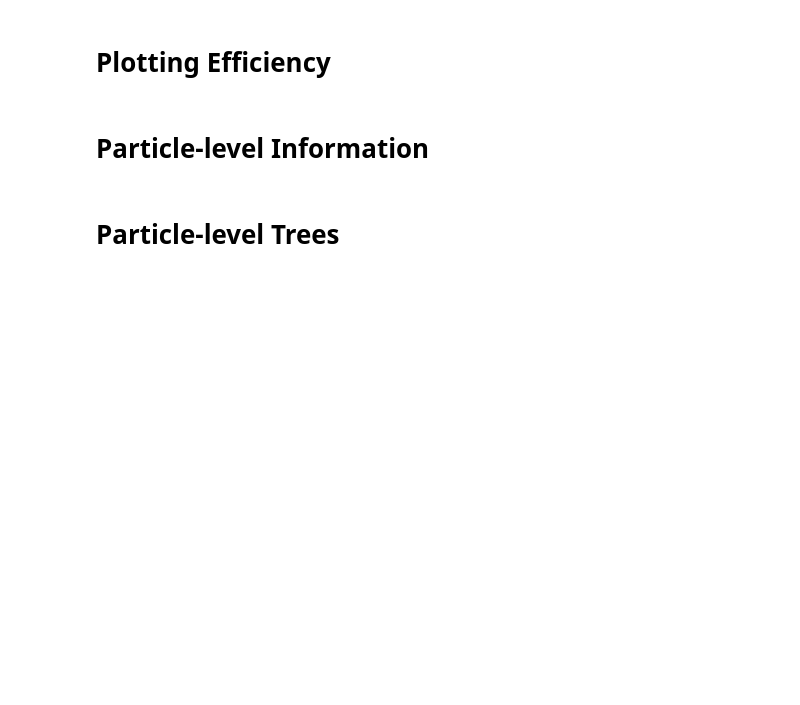
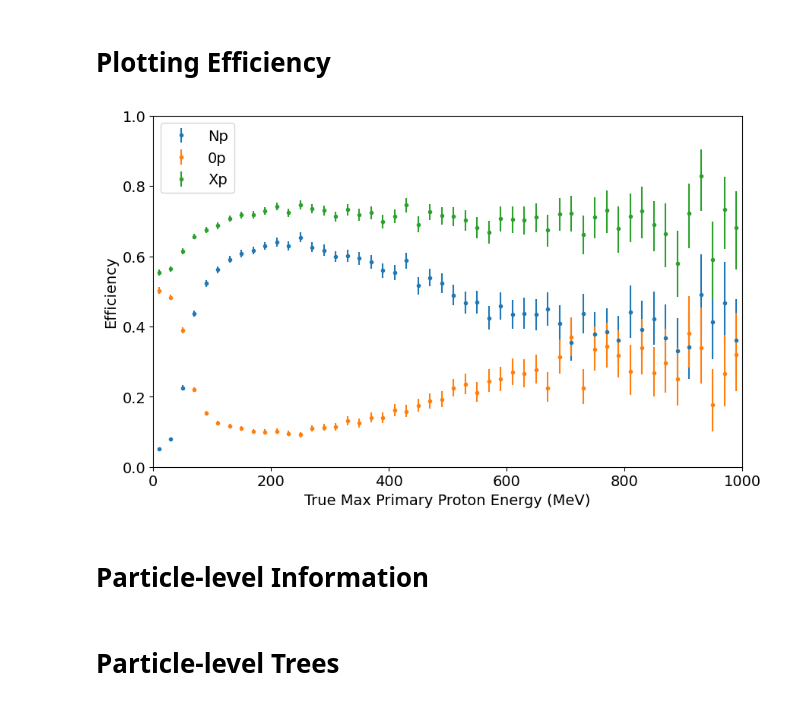
Before and after one commit to leehagaman/wc_ntuple_tutorial, a Jupyter notebook: tutorial.ipynb, the cells around one changed output. Saved outputs shown, nothing was run; the diff lists cells and outputs as text; code cells hidden in the pictures; blank space fills up the shorter version.

```diff
--- a/tutorial.ipynb
+++ b/tutorial.ipynb
@@ -366,4 +396,71 @@ for sel_i in range(len(sel_queries)):
 # %% [markdown]
 # Plotting Efficiency
+# %%
+true_Np_df = all_df.query("max_prim_proton_energy > 0 and truth_nuPdg == 14 and truth_isCC == 1 and truth_vtxInside == 1")
+Xp_sel_true_Np_df = true_Np_df.query("numu_cc_flag >= 0 and numu_score > 0.9")
+Np_sel_true_Np_df = Xp_sel_true_Np_df.query("WC_reco_num_protons > 0")
+zerop_sel_true_Np_df = Xp_sel_true_Np_df.query("WC_reco_num_protons == 0")
+not_numuCC_sel_true_Np_df = true_Np_df.query("not(numu_cc_flag >= 0 and numu_score > 0.9)")
+
+bins = np.linspace(0, 1000, 51)
+bin_centers = (bins[:-1] + bins[1:]) / 2
+
+all_true_Kp = np.histogram(true_Np_df["max_prim_proton_energy"], weights=true_Np_df["net_weight"], bins=bins)[0]
+Np_sel_true_Kp = np.histogram(Np_sel_true_Np_df["max_prim_proton_energy"], weights=Np_sel_true_Np_df["net_weight"], bins=bins)[0]
+zerop_sel_true_Kp = np.histogram(zerop_sel_true_Np_df["max_prim_proton_energy"], weights=zerop_sel_true_Np_df["net_weight"], bins=bins)[0]
+Xp_sel_true_Kp = np.histogram(Xp_sel_true_Np_df["max_prim_proton_energy"], weights=Xp_sel_true_Np_df["net_weight"], bins=bins)[0]
+
+unweighted_all_true_Kp = np.histogram(true_Np_df["max_prim_proton_energy"], bins=bins)[0]
+unweighted_Np_sel_true_Kp = np.histogram(Np_sel_true_Np_df["max_prim_proton_energy"], bins=bins)[0]
+unweighted_zerop_sel_true_Kp = np.histogram(zerop_sel_true_Np_df["max_prim_proton_energy"], bins=bins)[0]
+unweighted_Xp_sel_true_Kp = np.histogram(Xp_sel_true_Np_df["max_prim_proton_energy"], bins=bins)[0]
+
+unweighted_frac_Np = unweighted_Np_sel_true_Kp / unweighted_all_true_Kp
+unweighted_frac_zerop = unweighted_zerop_sel_true_Kp / unweighted_all_true_Kp
+unweighted_frac_Xp = unweighted_Xp_sel_true_Kp / unweighted_all_true_Kp
+
+weighted_frac_Np = Np_sel_true_Kp / all_true_Kp
+weighted_frac_zerop = zerop_sel_true_Kp / all_true_Kp
+weighted_frac_Xp = Xp_sel_true_Kp / all_true_Kp
+
+Np_lows, Np_highs = [], []
+zerop_lows, zerop_highs = [], []
+Xp_lows, Xp_highs = [], []
+
+for i in range(len(bin_centers)):
+
+    unweighted_Np_binom = binomtest(unweighted_Np_sel_true_Kp[i], unweighted_all_true_Kp[i])
+    unweighted_Np_low, unweighted_Np_high = unweighted_Np_binom.proportion_ci().low, unweighted_Np_binom.proportion_ci().high
+    unweighted_zerop_binom = binomtest(unweighted_zerop_sel_true_Kp[i], unweighted_all_true_Kp[i])
+    unweighted_zerop_low, unweighted_zerop_high = unweighted_zerop_binom.proportion_ci().low, unweighted_zerop_binom.proportion_ci().high
+    unweighted_Xp_binom = binomtest(unweighted_Xp_sel_true_Kp[i], unweighted_all_true_Kp[i])
+    unweighted_Xp_low, unweighted_Xp_high = unweighted_Xp_binom.proportion_ci().low, unweighted_Xp_binom.proportion_ci().high
+
+    Np_low = unweighted_Np_low * weighted_frac_Np[i] / unweighted_frac_Np[i]
+    Np_high = unweighted_Np_high * weighted_frac_Np[i] / unweighted_frac_Np[i]
+    zerop_low = unweighted_zerop_low * weighted_frac_zerop[i] / unweighted_frac_zerop[i]
+    zerop_high = unweighted_zerop_high * weighted_frac_zerop[i] / unweighted_frac_zerop[i]
+    Xp_low = unweighted_Xp_low * weighted_frac_Xp[i] / unweighted_frac_Xp[i]
+    Xp_high = unweighted_Xp_high * weighted_frac_Xp[i] / unweighted_frac_Xp[i]
+
+    Np_lows.append(Np_low)
+    Np_highs.append(Np_high)
+    zerop_lows.append(zerop_low)
+    zerop_highs.append(zerop_high)
+    Xp_lows.append(Xp_low)
+    Xp_highs.append(Xp_high)
+
+plt.figure(figsize=(10, 6))
+plt.errorbar(bin_centers, weighted_frac_Np, yerr=[weighted_frac_Np - Np_lows, Np_highs - weighted_frac_Np], fmt=".", label="Np")
+plt.errorbar(bin_centers, weighted_frac_zerop, yerr=[weighted_frac_zerop - zerop_lows, zerop_highs - weighted_frac_zerop], fmt=".", label="0p")
+plt.errorbar(bin_centers, weighted_frac_Xp, yerr=[weighted_frac_Xp - Xp_lows, Xp_highs - weighted_frac_Xp], fmt=".", label="Xp")
+plt.xlabel("True Max Primary Proton Energy (MeV)")
+plt.ylabel("Efficiency")
+plt.legend()
+plt.xlim(bins[0], bins[-1])
+plt.ylim(0, 1)
+plt.show()
+# %% [output]
+[figure, added]
 # %% [markdown]
 # Particle-level Information
```
Also changed, not shown: parts of 11 cells of this notebook.
